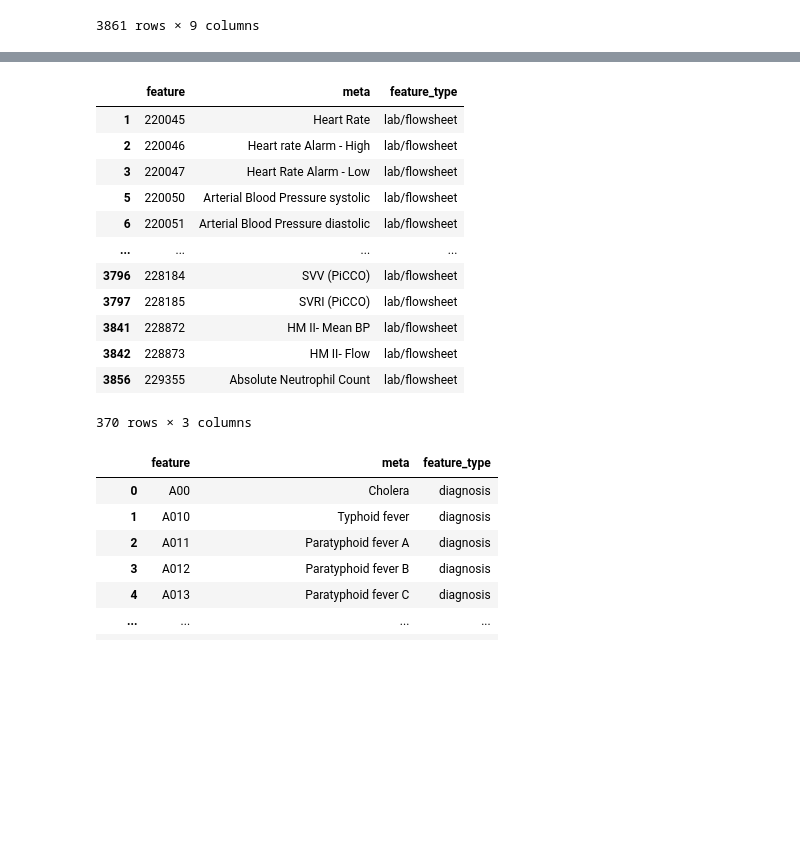
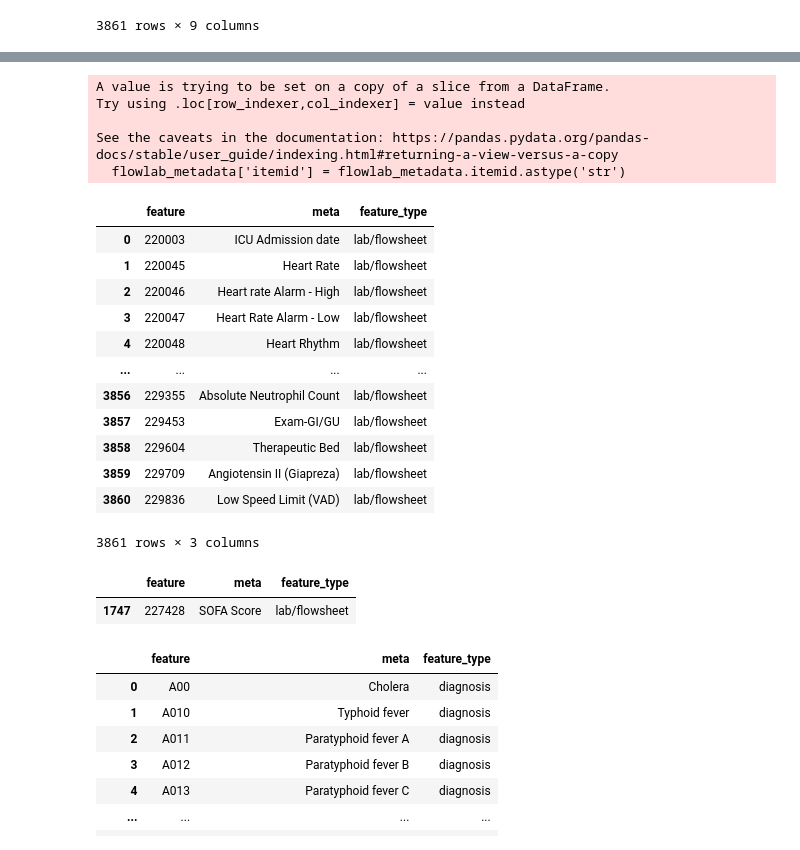
Before and after one commit to jjfeng/MIMIC-IV-Data-Pipeline, a Jupyter notebook: feature_importance_analysis.ipynb, the cells around one changed output, grey strips where cells are left out. Cells and saved outputs as stored; diff of their text form; code cells hidden in the pictures; blank space fills up the shorter version.

```diff
--- a/feature_importance_analysis.ipynb
+++ b/feature_importance_analysis.ipynb
@@ -60,23 +55,33 @@ Name: feature, Length: 370, dtype: int64
 # %%
-flowlab_metadata = d_labitems[d_labitems.itemid.isin(feat_import_itemid)][['itemid', 'label']]
+flowlab_metadata = d_labitems[['itemid', 'label']]
 flowlab_metadata['itemid'] = flowlab_metadata.itemid.astype('str')
 flowlab_metadata = flowlab_metadata.rename({"label": "meta", "itemid": "feature"}, axis=1)
 flowlab_metadata['feature_type'] = 'lab/flowsheet'
 flowlab_metadata
 # %% [output]
+A value is trying to be set on a copy of a slice from a DataFrame.
+Try using .loc[row_indexer,col_indexer] = value instead
+
+See the caveats in the documentation: https://pandas.pydata.org/pandas-docs/stable/user_guide/indexing.html#returning-a-view-versus-a-copy
+  flowlab_metadata['itemid'] = flowlab_metadata.itemid.astype('str')
 |  | feature | meta | feature_type |
+| 0 | 220003 | ICU Admission date | lab/flowsheet |
 | 1 | 220045 | Heart Rate | lab/flowsheet |
 | 2 | 220046 | Heart rate Alarm - High | lab/flowsheet |
 | 3 | 220047 | Heart Rate Alarm - Low | lab/flowsheet |
-| 5 | 220050 | Arterial Blood Pressure systolic | lab/flowsheet |
-| 6 | 220051 | Arterial Blood Pressure diastolic | lab/flowsheet |
+| 4 | 220048 | Heart Rhythm | lab/flowsheet |
 | ... | ... | ... | ... |
-| 3796 | 228184 | SVV (PiCCO) | lab/flowsheet |
-| 3797 | 228185 | SVRI (PiCCO) | lab/flowsheet |
-| 3841 | 228872 | HM II- Mean BP | lab/flowsheet |
-| 3842 | 228873 | HM II- Flow | lab/flowsheet |
 | 3856 | 229355 | Absolute Neutrophil Count | lab/flowsheet |
+| 3857 | 229453 | Exam-GI/GU | lab/flowsheet |
+| 3858 | 229604 | Therapeutic Bed | lab/flowsheet |
+| 3859 | 229709 | Angiotensin II (Giapreza) | lab/flowsheet |
+| 3860 | 229836 | Low Speed Limit (VAD) | lab/flowsheet |
-370 rows × 3 columns
+3861 rows × 3 columns
+# %%
+flowlab_metadata[flowlab_metadata.meta.str.lower().str.contains('sofa')] #sofa
+# %% [output]
+|  | feature | meta | feature_type |
+| 1747 | 227428 | SOFA Score | lab/flowsheet |
 # %%
 # get mapping for ICD10 codes. this isnt a perfect csv but it will do for now
 icd10_mapping = pd.read_csv('utils/mappings/icd10_codes.csv', names=[
```
Also changed, not shown: parts of 10 cells of this notebook, 2 other files.
